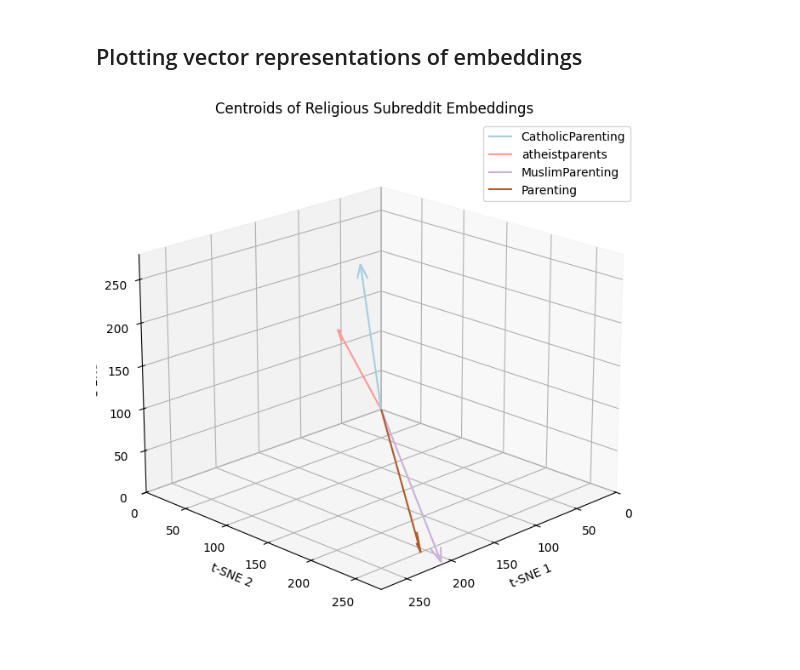
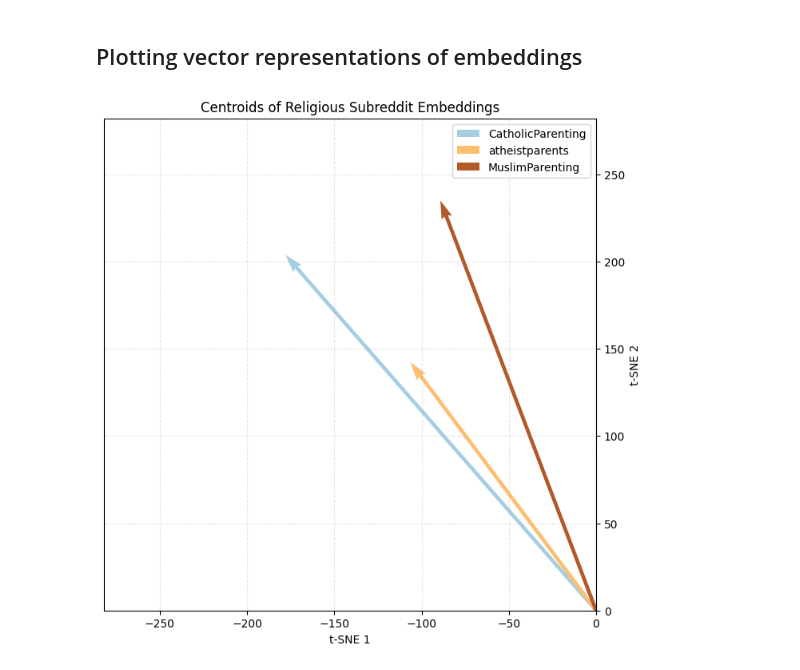
Before and after one commit to shreyansh-2003/parenting-style-subreddits-analyser, a Jupyter notebook: subreddit_similarity_analysis.ipynb, the cells around one changed output. Saved outputs shown, nothing was run; the diff lists cells and outputs as text; code cells hidden in the pictures.

Commit message:
new methods for alternative 2d visualisations and ran visualisations with alternative cleaned text

```diff
--- a/subreddit_similarity_analysis.ipynb
+++ b/subreddit_similarity_analysis.ipynb
@@ -26,6 +26,9 @@ posts_df = pd.read_csv(DATA_DIR / 'reddit_parenting_combined.csv')
 
 # Remove posts with no text
 posts_df.dropna(subset='selftext', inplace=True)
+
+# Drop posts from the parenting subreddit
+posts_df = posts_df[posts_df['subreddit'] != 'Parenting']
 
 # Tokenize text and remove stopwords
 tqdm.pandas(desc='Tokenizing Reddit text')
@@ -125,17 +140,2 @@ posts_df.to_feather(DATA_DIR / 'reddit_parenting_combined_embeddings.feather')
 # %% [markdown]
 ## Calculating cosine similarities
-# %%
-# Load processed data
-posts_df = pd.read_feather(
-    DATA_DIR / 'reddit_parenting_combined_embeddings.feather')
-
-# Calculate a centroid for each subreddit
-subreddit_centroids = np.vstack(posts_df.groupby(
-    'subreddit')['weighted_embeddings'].mean().values)
-
-similarities = cosine_similarity(subreddit_centroids)
-subreddit_similarity_df = pd.DataFrame(
-    similarities, index=posts_df['subreddit'].unique(),
-    columns=posts_df['subreddit'].unique())
-
-subreddit_similarity_df
@@ -176,13 +176,0 @@ pairs_df
-# %%
-# Load processed data
-posts_df = pd.read_feather(
-    DATA_DIR / 'reddit_parenting_combined_embeddings.feather')
-
-# Plot t-SNE of word embeddings
-vis.plot_tsne_3d(
-    embeddings=np.vstack(posts_df['weighted_embeddings'].values),
-    posts_df=posts_df,
-    title='Reddit Religion Posts Embeddings (t-SNE)',
-)
-
-plt.show()
@@ -191,15 +177,11 @@ plt.show()
 # %% [markdown]
 ## Plotting vector representations of embeddings
 # %%
-# Load processed data
-posts_df = pd.read_feather(
-    DATA_DIR / 'reddit_parenting_combined_embeddings.feather')
-
-vis.plot_subreddit_vector_space_3d(posts_df=posts_df,
-                                   embeddings_column='weighted_embeddings',
-                                   title='Centroids of Religious Subreddit Embeddings',
-                                   labels=posts_df['subreddit'].unique())
+vis.plot_subreddit_vector_space(posts_df=posts_df,
+                                embeddings_column='embeddings',
+                                title='Centroids of Religious Subreddit Embeddings',
+                                labels=posts_df['subreddit'].unique())
 
 plt.show()
 # %% [output]
-[figure, old version]
+[figure, new version]
```
Also changed, not shown: parts of 11 cells of this notebook, 2 other files.
